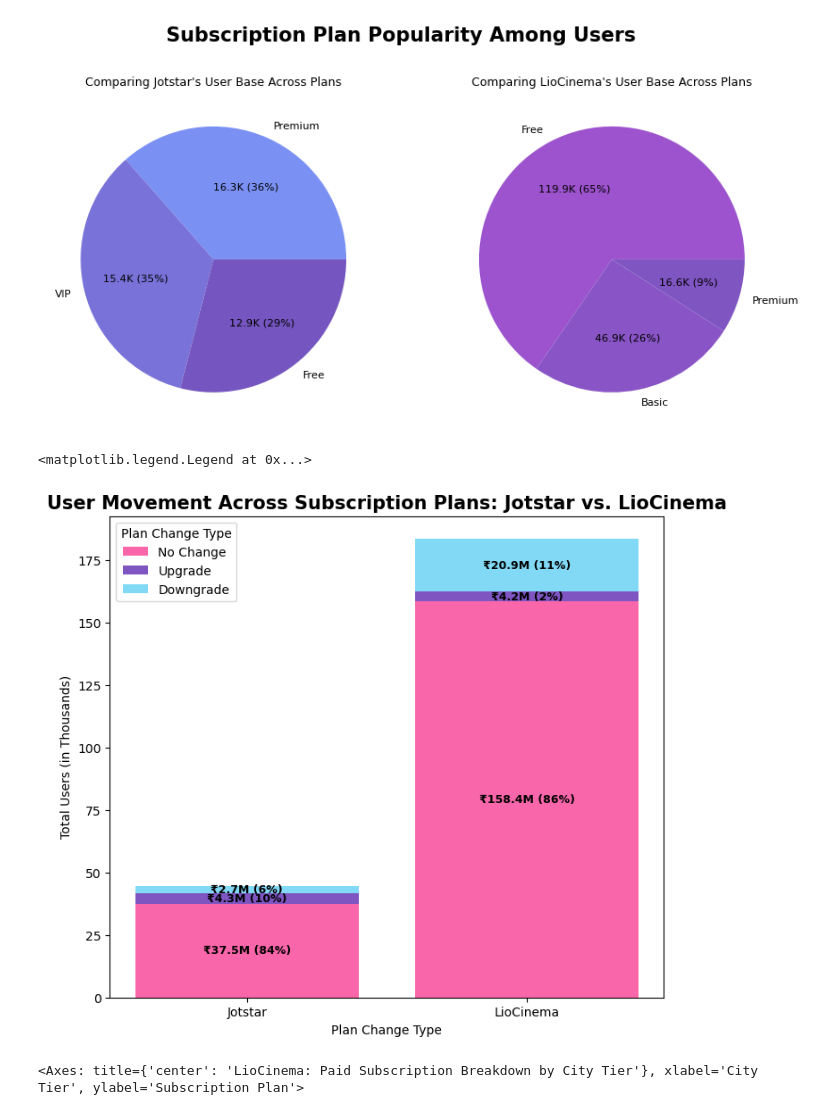
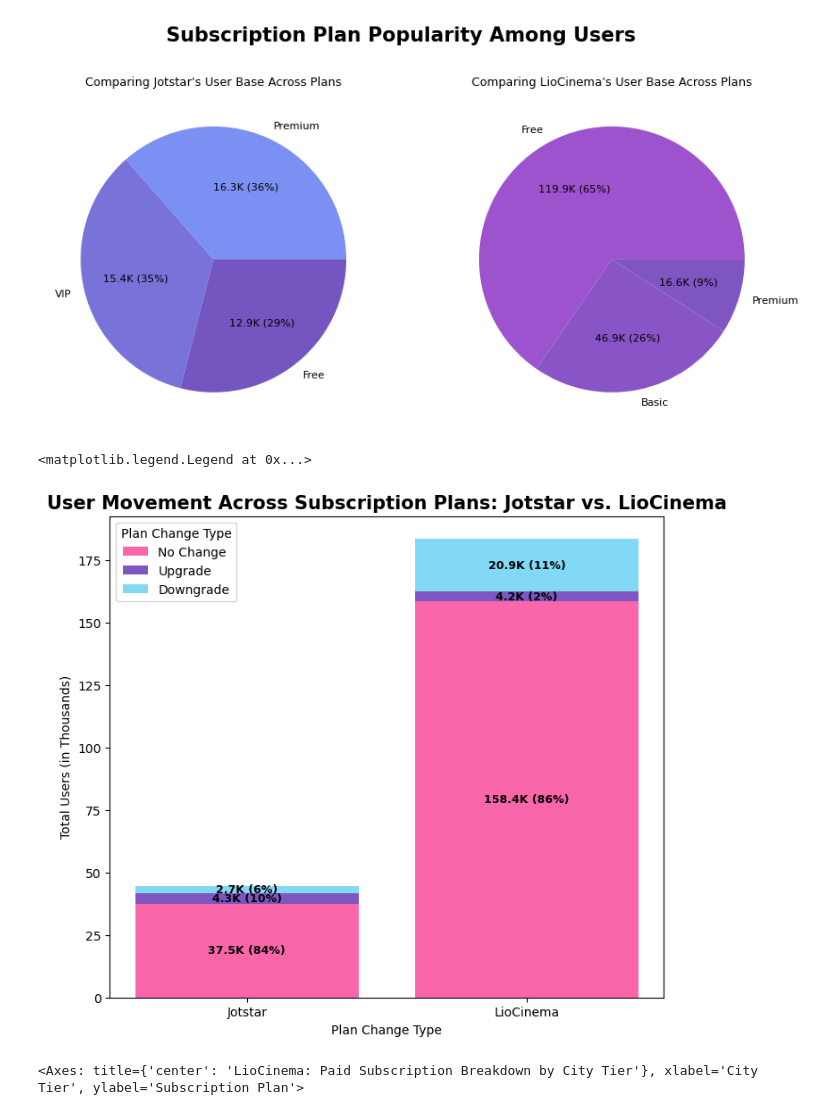
Before and after one commit to jarsheenkaur/Codebasics-Resume-Projects, a Jupyter notebook: Challenge #14 - LioJotstar (Insights for Post-Merger Growth)/LioJotstar Merger - Data Analysis with Python for Strategic Optimization/06. Subscription Trends.ipynb, the cells around one changed output. Cells and saved outputs as stored; diff of their text form; code cells hidden in the pictures.

Commit message:
Add files via upload
Removing Error from a Visual Code.

```diff
--- a/Challenge #14 - LioJotstar (Insights for Post-Merger Growth)/LioJotstar Merger - Data Analysis with Python for Strategic Optimization/06. Subscription Trends.ipynb
+++ b/Challenge #14 - LioJotstar (Insights for Post-Merger Growth)/LioJotstar Merger - Data Analysis with Python for Strategic Optimization/06. Subscription Trends.ipynb
@@ -218,35 +218,35 @@ merged_df = pd.concat([jotstar_temp_df, liocinema_temp_df])
 pivot_df = merged_df.pivot(index = 'Platform', columns = 'Plan Change Type', values = ['Total Users', 'Total Users (%)']).fillna(0)
 
 total_users = pivot_df['Total Users']
 total_users_pct = pivot_df['Total Users (%)']
 
 fig, ax = plt.subplots(figsize = (8, 7))
 
 bars_nc = ax.bar(total_users.index, total_users.get("No Change", 0), color = "#F966AA", label = "No Change")
 
 bars_up = ax.bar(total_users.index, total_users.get("Upgrade", 0),
                  bottom = total_users.get("No Change", 0),
                  color = "#7F55C2", label = "Upgrade")
 
 bars_down = ax.bar(total_users.index, total_users.get("Downgrade", 0),
                    bottom = total_users.get("No Change", 0) + total_users.get("Upgrade", 0),
                    color = "#82D9F5", label = "Downgrade")
 
 for bars, plan_type in zip([bars_nc, bars_up, bars_down], ["No Change", "Upgrade", "Downgrade"]):
     for bar, pct in zip(bars, total_users_pct.get(plan_type, [0] * len(bars))):
         height = bar.get_height()
         if height > 0:
             ax.text(bar.get_x() + bar.get_width() / 2, bar.get_y() + height / 2,
-                    f"₹{height:.1f}M ({pct:.0f}%)",
+                    f"{height:.1f}K ({pct:.0f}%)",
                     ha = "center", va = "center", color = "black", fontsize = 9, fontweight = "bold")
 
 ax.set_xlabel("Plan Change Type")
 ax.set_ylabel("Total Users (in Thousands)")
 ax.set_title("User Movement Across Subscription Plans: Jotstar vs. LioCinema", fontsize = 15, fontweight = "bold")
 ax.legend(title = "Plan Change Type", loc = "best")
 # %% [output]
 <matplotlib.legend.Legend at 0x...>
-[figure, old version]
+[figure, new version]
 # %%
 def get_user_count(df):
     result = df.groupby(['City Tier', 'New Subscription Plan'])['User ID'].count().reset_index()
```
